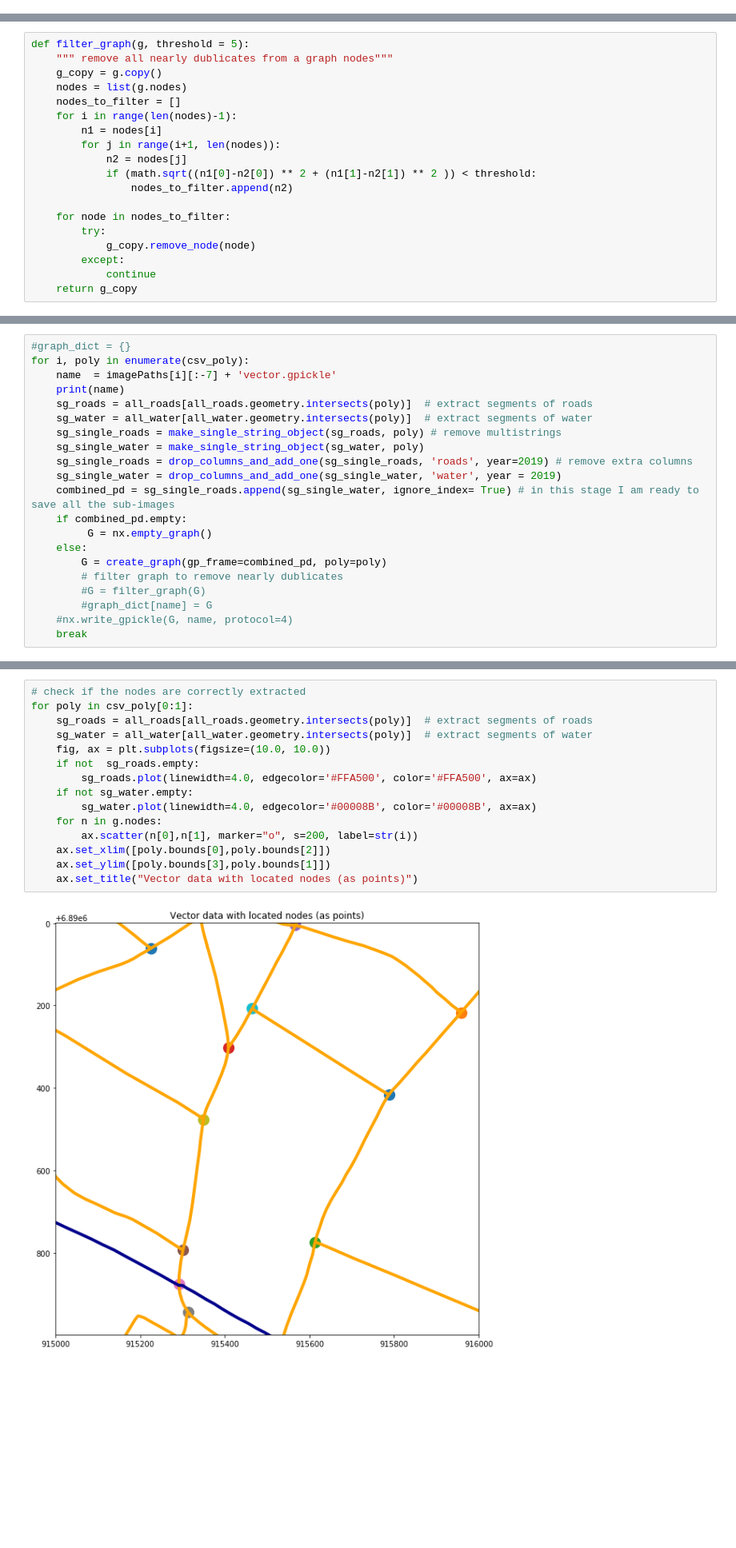
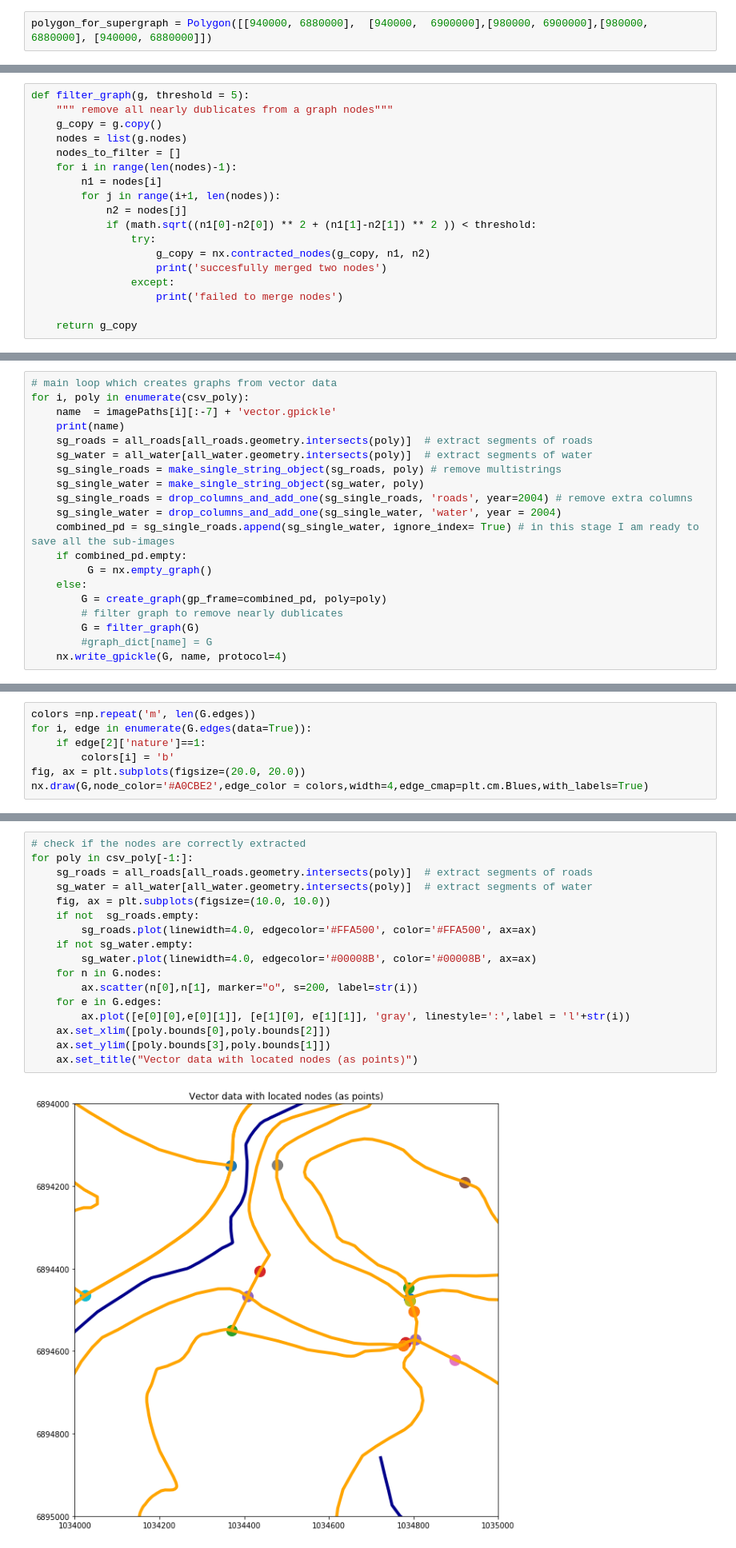
Before and after one commit to margokhokhlova/geomaps_with_pandas, a Jupyter notebook: graph_nx.ipynb, the cells around one changed output, grey strips where cells are left out. Shown at 80% size. Drawn from its saved outputs; the diff is of its cells as text; blank space fills up the shorter version.

Commit message:
graph creation notebook corrected

```diff
--- a/graph_nx.ipynb
+++ b/graph_nx.ipynb
@@ -91,0 +90,2 @@ NameError: name 'data_water' is not defined
+# %%
+polygon_for_supergraph = Polygon([[940000, 6880000],  [940000,  6900000],[980000, 6900000],[980000, 6880000], [940000, 6880000]])
@@ -127,11 +156,10 @@ def filter_graph(g, threshold = 5):
         for j in range(i+1, len(nodes)):
             n2 = nodes[j]
             if (math.sqrt((n1[0]-n2[0]) ** 2 + (n1[1]-n2[1]) ** 2 )) < threshold:
-                nodes_to_filter.append(n2)
+                try:
+                    g_copy = nx.contracted_nodes(g_copy, n1, n2)
+                    print('succesfully merged two nodes')
+                except:
+                    print('failed to merge nodes')
 
-    for node in nodes_to_filter:
-        try:
-            g_copy.remove_node(node)
-        except:
-            continue
     return g_copy
@@ -267,7 +255,7 @@ def create_graph(gp_frame, poly = None):
             net.add_edge(edge[0], edge[1],  nature = edge[2]) #add edge with weight, where weight is the nature
     return net
 # %%
-#graph_dict = {}
+# main loop which creates graphs from vector data
 for i, poly in enumerate(csv_poly):
     name  = imagePaths[i][:-7] + 'vector.gpickle'
     print(name)
@@ -275,15 +263,14 @@ for i, poly in enumerate(csv_poly):
     sg_water = all_water[all_water.geometry.intersects(poly)]  # extract segments of water
     sg_single_roads = make_single_string_object(sg_roads, poly) # remove multistrings
     sg_single_water = make_single_string_object(sg_water, poly)
-    sg_single_roads = drop_columns_and_add_one(sg_single_roads, 'roads', year=2019) # remove extra columns
-    sg_single_water = drop_columns_and_add_one(sg_single_water, 'water', year = 2019)
+    sg_single_roads = drop_columns_and_add_one(sg_single_roads, 'roads', year=2004) # remove extra columns
+    sg_single_water = drop_columns_and_add_one(sg_single_water, 'water', year = 2004)
     combined_pd = sg_single_roads.append(sg_single_water, ignore_index= True) # in this stage I am ready to save all the sub-images
     if combined_pd.empty:
          G = nx.empty_graph()
     else:
         G = create_graph(gp_frame=combined_pd, poly=poly)
         # filter graph to remove nearly dublicates
-        #G = filter_graph(G)
+        G = filter_graph(G)
         #graph_dict[name] = G
-    #nx.write_gpickle(G, name, protocol=4)
-    break
+    nx.write_gpickle(G, name, protocol=4)
@@ -296,0 +279,7 @@ len(G.nodes)
+# %%
+colors =np.repeat('m', len(G.edges))
+for i, edge in enumerate(G.edges(data=True)):
+    if edge[2]['nature']==1:
+        colors[i] = 'b'
+fig, ax = plt.subplots(figsize=(20.0, 20.0))
+nx.draw(G,node_color='#A0CBE2',edge_color = colors,width=4,edge_cmap=plt.cm.Blues,with_labels=True)
@@ -301,21 +292,23 @@ M = nx.read_gpickle(name)
 This part of the notebook plots my graphs and vector files to show that the graph was made correctly
 # %%
 # check if the nodes are correctly extracted
-for poly in csv_poly[0:1]:
+for poly in csv_poly[-1:]:
     sg_roads = all_roads[all_roads.geometry.intersects(poly)]  # extract segments of roads
     sg_water = all_water[all_water.geometry.intersects(poly)]  # extract segments of water
     fig, ax = plt.subplots(figsize=(10.0, 10.0))
     if not  sg_roads.empty:
         sg_roads.plot(linewidth=4.0, edgecolor='#FFA500', color='#FFA500', ax=ax)
     if not sg_water.empty:
         sg_water.plot(linewidth=4.0, edgecolor='#00008B', color='#00008B', ax=ax)
-    for n in g.nodes:
+    for n in G.nodes:
         ax.scatter(n[0],n[1], marker="o", s=200, label=str(i))
+    for e in G.edges:
+        ax.plot([e[0][0],e[0][1]], [e[1][0], e[1][1]], 'gray', linestyle=':',label = 'l'+str(i))
     ax.set_xlim([poly.bounds[0],poly.bounds[2]])
     ax.set_ylim([poly.bounds[3],poly.bounds[1]])
     ax.set_title("Vector data with located nodes (as points)")
 # %% [output]
-[figure, old version]
+[figure, new version]
 # %%
 ## convert to indirected G.to_indirected or view (below)
 # %%
```
Also changed, not shown: parts of 20 cells of this notebook.
